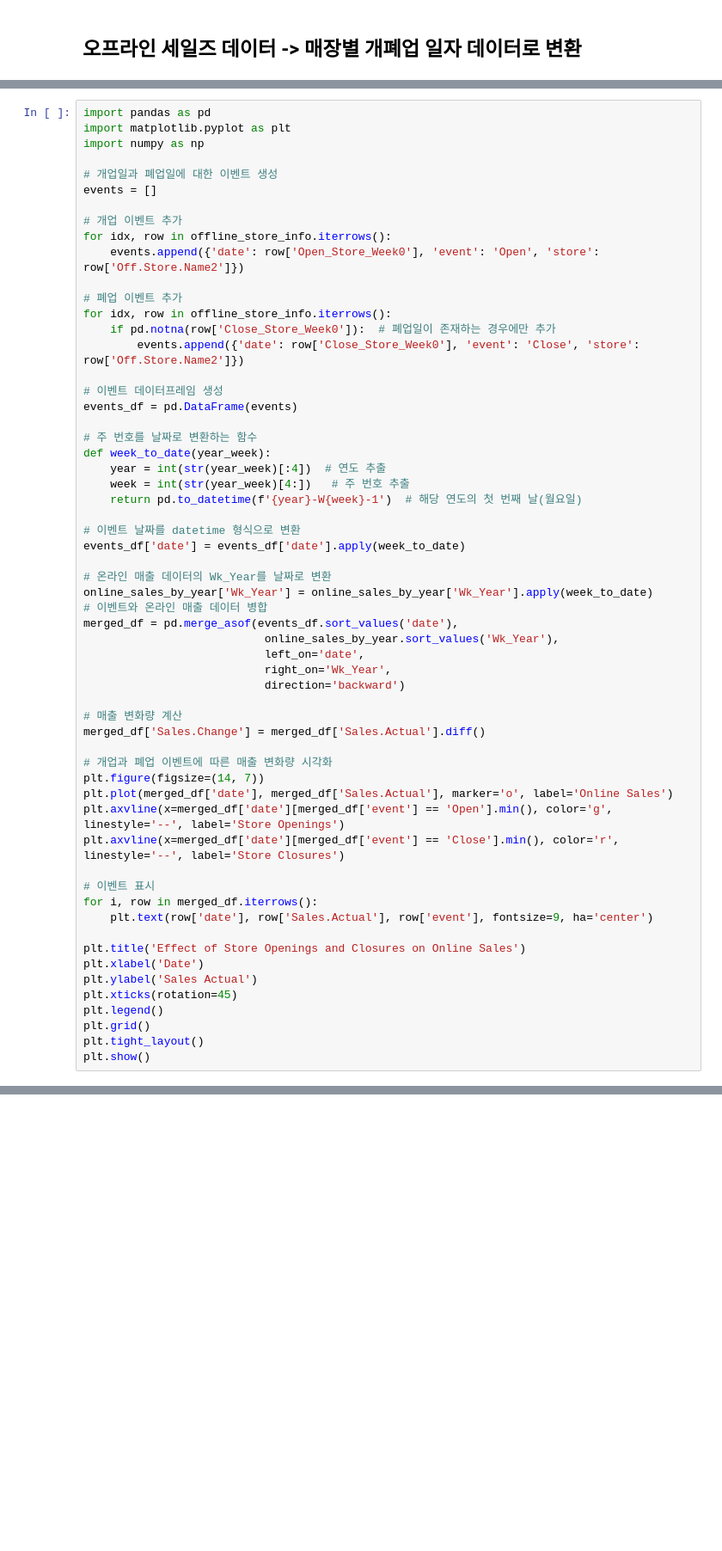
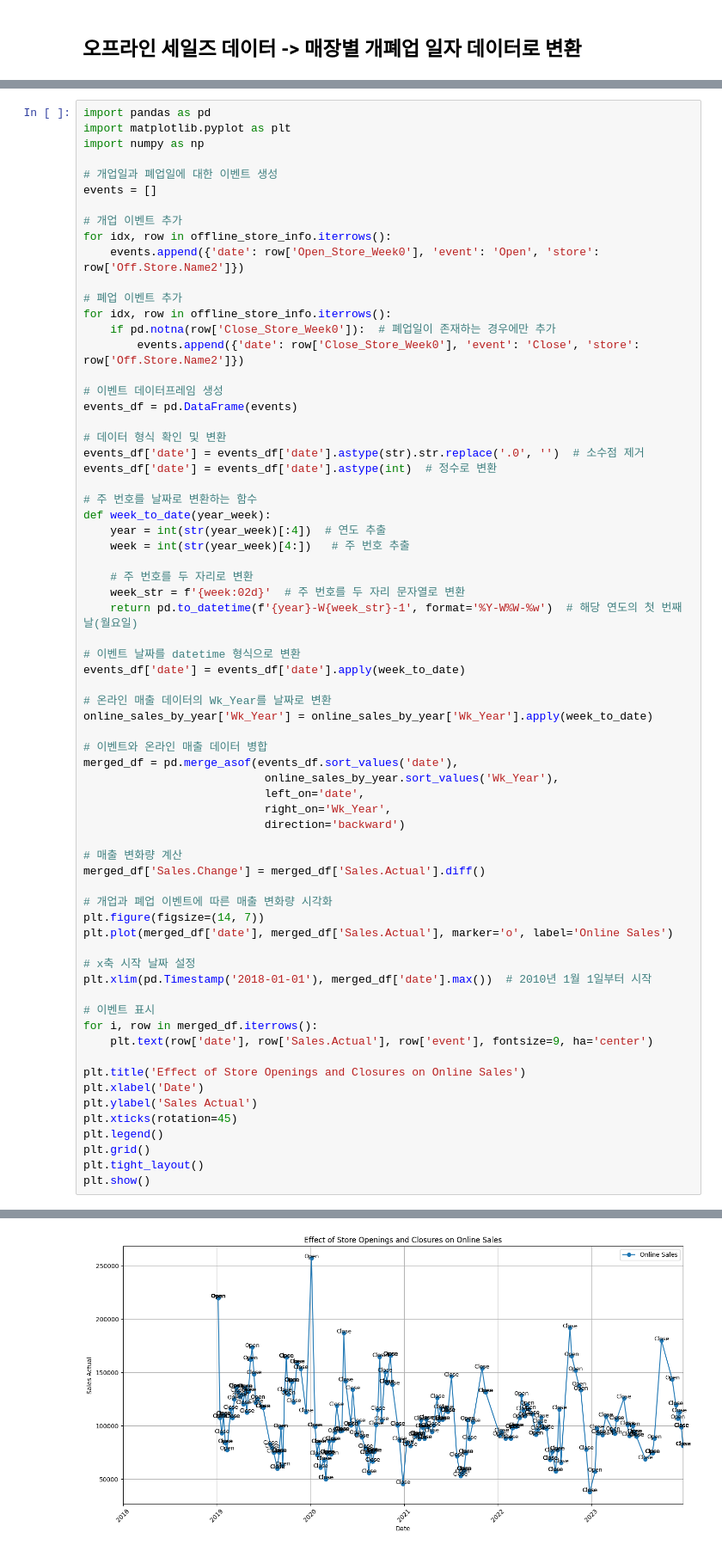
Before and after one commit to 0minKoh/time-series-analysis, a Jupyter notebook: EDA/topic_3.ipynb, the cells around one changed output, grey strips where cells are left out. Shown at 86% size. Cells and saved outputs as stored; diff of their text form; blank space fills up the shorter version.

```diff
--- a/EDA/topic_3.ipynb
+++ b/EDA/topic_3.ipynb
@@ -76,17 +227,25 @@ for idx, row in offline_store_info.iterrows():
 # 이벤트 데이터프레임 생성
 events_df = pd.DataFrame(events)
 
+# 데이터 형식 확인 및 변환
+events_df['date'] = events_df['date'].astype(str).str.replace('.0', '')  # 소수점 제거
+events_df['date'] = events_df['date'].astype(int)  # 정수로 변환
+
 # 주 번호를 날짜로 변환하는 함수
 def week_to_date(year_week):
     year = int(str(year_week)[:4])  # 연도 추출
     week = int(str(year_week)[4:])   # 주 번호 추출
-    return pd.to_datetime(f'{year}-W{week}-1')  # 해당 연도의 첫 번째 날(월요일)
+
+    # 주 번호를 두 자리로 변환
+    week_str = f'{week:02d}'  # 주 번호를 두 자리 문자열로 변환
+    return pd.to_datetime(f'{year}-W{week_str}-1', format='%Y-W%W-%w')  # 해당 연도의 첫 번째 날(월요일)
 
 # 이벤트 날짜를 datetime 형식으로 변환
 events_df['date'] = events_df['date'].apply(week_to_date)
 
 # 온라인 매출 데이터의 Wk_Year를 날짜로 변환
 online_sales_by_year['Wk_Year'] = online_sales_by_year['Wk_Year'].apply(week_to_date)
+
 # 이벤트와 온라인 매출 데이터 병합
 merged_df = pd.merge_asof(events_df.sort_values('date'),
                            online_sales_by_year.sort_values('Wk_Year'),
@@ -100,8 +259,9 @@ merged_df['Sales.Change'] = merged_df['Sales.Actual'].diff()
 # 개업과 폐업 이벤트에 따른 매출 변화량 시각화
 plt.figure(figsize=(14, 7))
 plt.plot(merged_df['date'], merged_df['Sales.Actual'], marker='o', label='Online Sales')
-plt.axvline(x=merged_df['date'][merged_df['event'] == 'Open'].min(), color='g', linestyle='--', label='Store Openings')
-plt.axvline(x=merged_df['date'][merged_df['event'] == 'Close'].min(), color='r', linestyle='--', label='Store Closures')
+
+# x축 시작 날짜 설정
+plt.xlim(pd.Timestamp('2018-01-01'), merged_df['date'].max())  # 2010년 1월 1일부터 시작
 
 # 이벤트 표시
 for i, row in merged_df.iterrows():
@@ -136,0 +296 @@ MergeError: incompatible merge keys [0] dtype('float64') and dtype('int64'), mus
+[figure, added]
```
Also changed, not shown: parts of 14 cells of this notebook.
